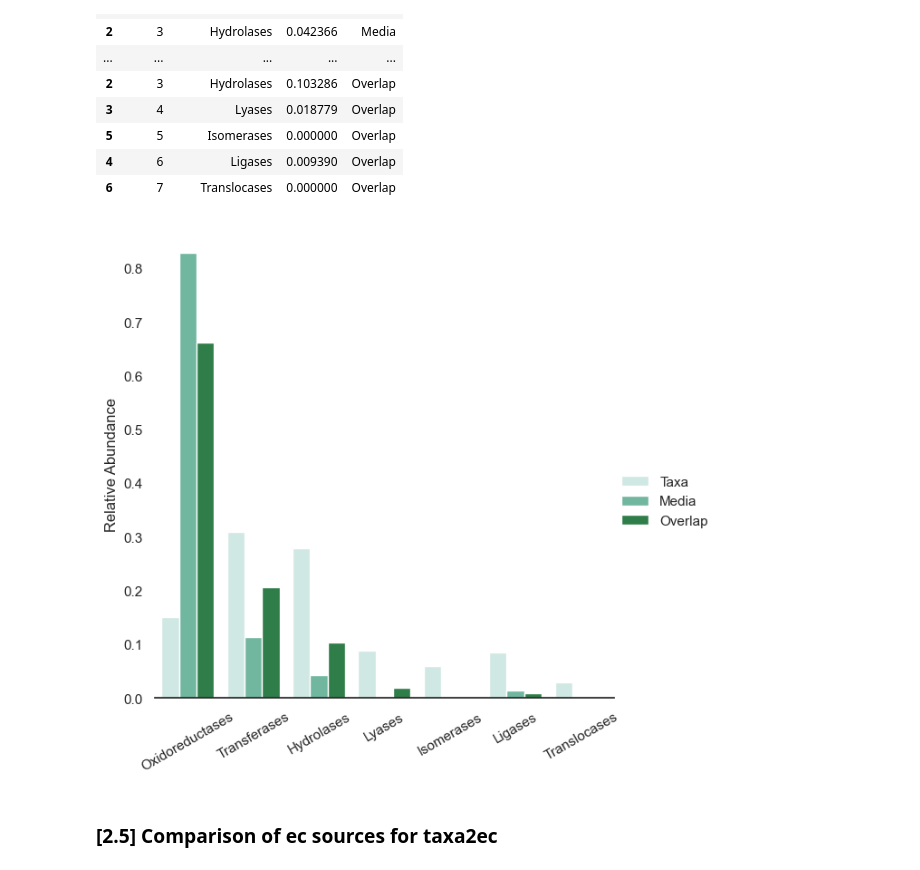
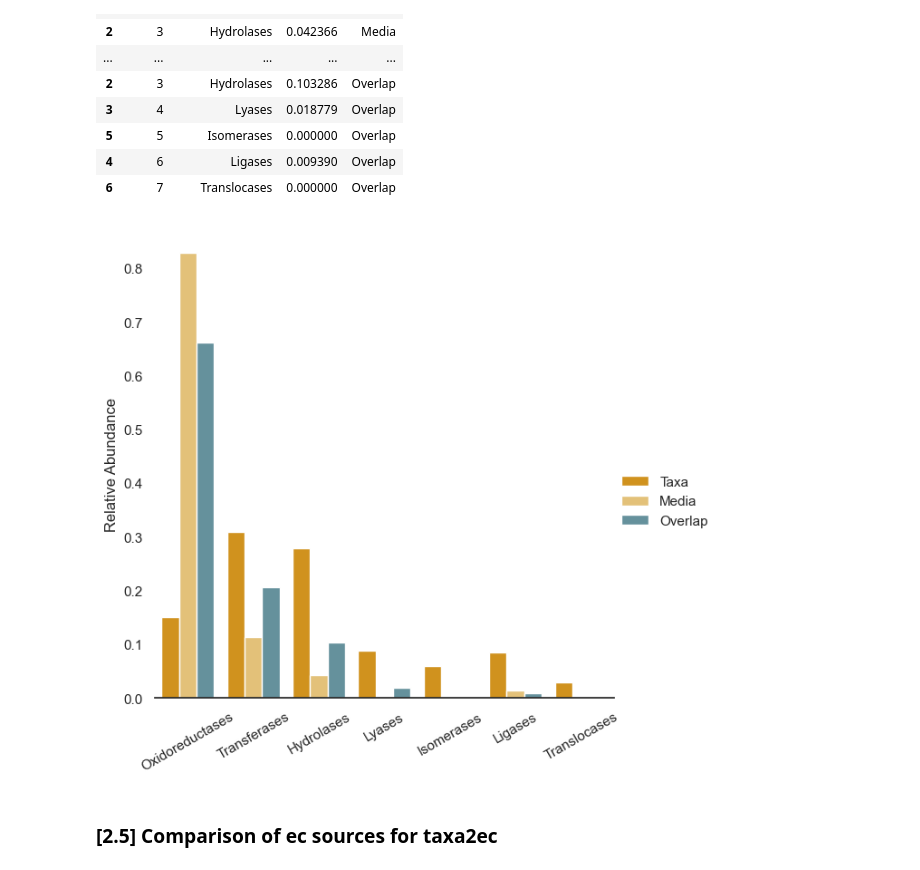
Before and after one commit to giovannellilab/media-prediction, a Jupyter notebook: notebooks/02-EDA.ipynb, the cells around one changed output. Cells and saved outputs as stored; diff of their text form; code cells hidden in the pictures.

```diff
--- a/notebooks/02-EDA.ipynb
+++ b/notebooks/02-EDA.ipynb
@@ -331,22 +331,25 @@ snsdf
 # %%
 import seaborn as sns
 sns.set_theme(style="white")
+
+colors = ["#ee9b00", "#f5c767", "#5c96a5"]
+#colors = ["#c8660698", "#e3c179", "#5c96a5"] ee9b00
 
 # Draw a nested barplot by species and sex
 g = sns.catplot(
     data=snsdf, kind="bar",
     x="Class", y="Ratio", hue="Set",
     #errorbar="sd",
-    palette="BuGn", alpha=1, height=6
+    palette=colors, alpha=1, height=6
 )
 
 g.despine(left=True)
 g.set_axis_labels("", "Relative Abundance")
 g.tick_params(axis='x', rotation=30)
 
 g.legend.set_title("")
 # %% [output]
-[figure, old version]
+[figure, new version]
 # %%
 
 #EC 1: Oxidoreductases – Enzymes that catalyze oxidation-reduction reactions.
```
Also changed, not shown: parts of 3 cells of this notebook, 2 other files.
